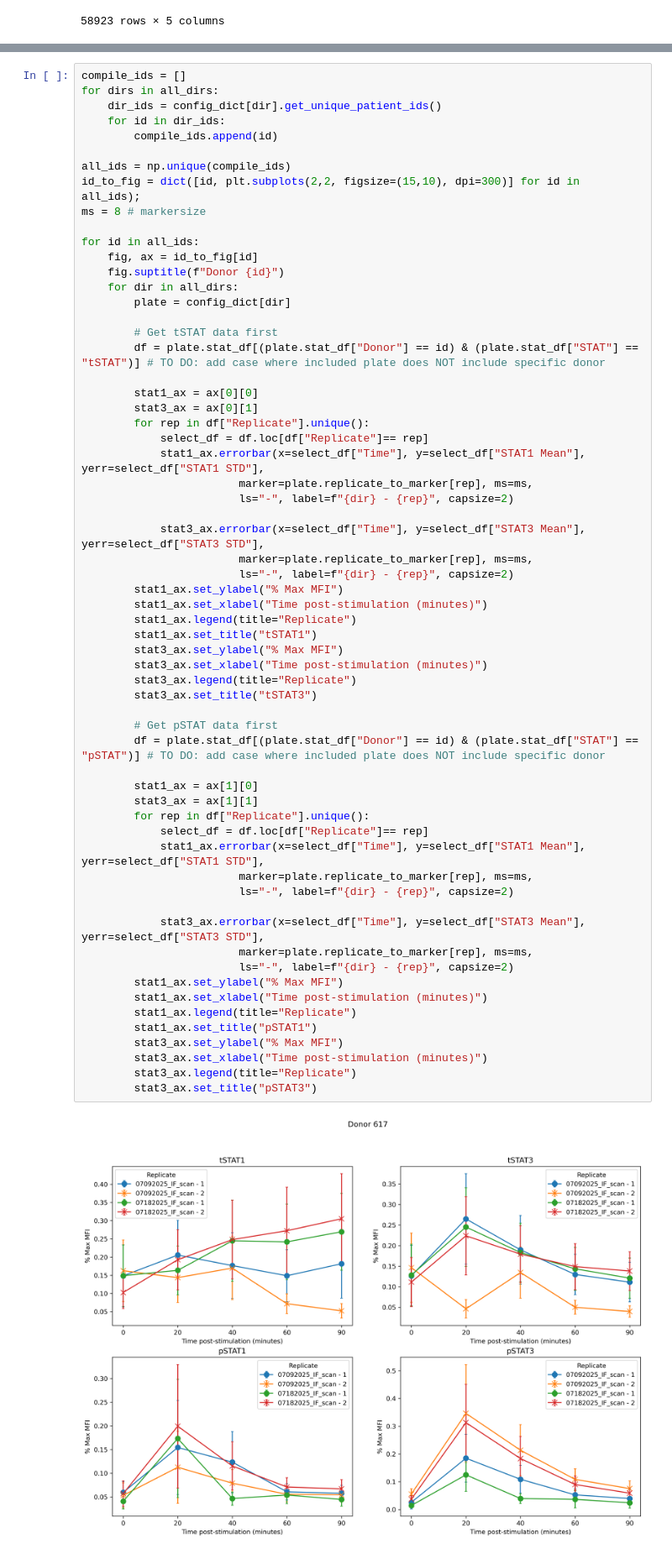
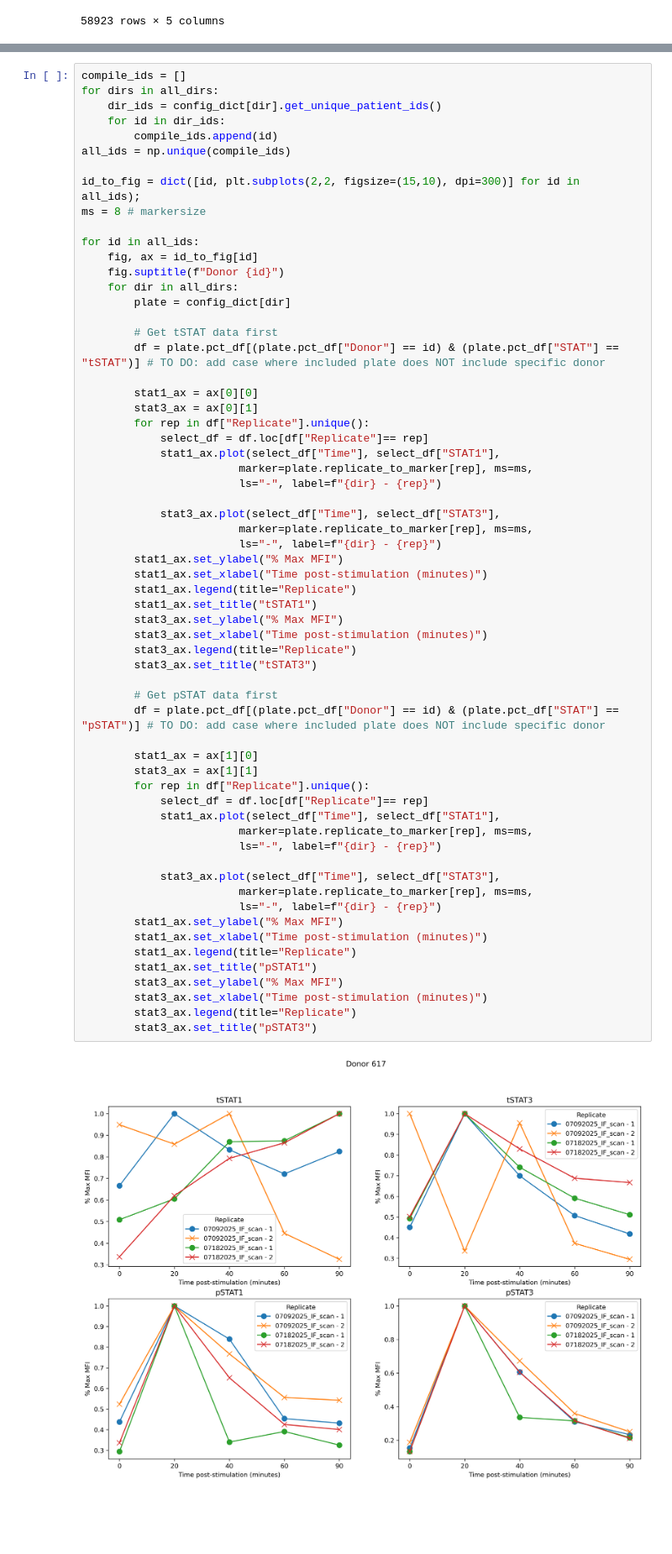
Before and after one commit to LarkinIt/visIF, a Jupyter notebook: code/combine_exps.ipynb, the cells around one changed output, grey strips where cells are left out. Shown at 84% size. Cells and saved outputs as stored; diff of their text form; blank space fills up the shorter version.

Commit message:
% max of MFI now takes max of trajectory geometric means

```diff
--- a/code/combine_exps.ipynb
+++ b/code/combine_exps.ipynb
@@ -276,8 +249,8 @@ for dirs in all_dirs:
 	dir_ids = config_dict[dir].get_unique_patient_ids()
 	for id in dir_ids:
 		compile_ids.append(id)
+all_ids = np.unique(compile_ids)
 
-all_ids = np.unique(compile_ids)
 id_to_fig = dict([id, plt.subplots(2,2, figsize=(15,10), dpi=300)] for id in all_ids);
 ms = 8 # markersize
 
@@ -288,49 +261,49 @@ for id in all_ids:
 		plate = config_dict[dir]
 
 		# Get tSTAT data first
-		df = plate.stat_df[(plate.stat_df["Donor"] == id) & (plate.stat_df["STAT"] == "tSTAT")] # TO DO: add case where included plate does NOT include specific donor
+		df = plate.pct_df[(plate.pct_df["Donor"] == id) & (plate.pct_df["STAT"] == "tSTAT")] # TO DO: add case where included plate does NOT include specific donor
 
 		stat1_ax = ax[0][0]
 		stat3_ax = ax[0][1]
 		for rep in df["Replicate"].unique():
 			select_df = df.loc[df["Replicate"]== rep]
-			stat1_ax.errorbar(x=select_df["Time"], y=select_df["STAT1 Mean"], yerr=select_df["STAT1 STD"],
+			stat1_ax.plot(select_df["Time"], select_df["STAT1"],
 						marker=plate.replicate_to_marker[rep], ms=ms,
-						ls="-", label=f"{dir} - {rep}", capsize=2)
+						ls="-", label=f"{dir} - {rep}")
 
-			stat3_ax.errorbar(x=select_df["Time"], y=select_df["STAT3 Mean"], yerr=select_df["STAT3 STD"],
+			stat3_ax.plot(select_df["Time"], select_df["STAT3"],
 						marker=plate.replicate_to_marker[rep], ms=ms,
-						ls="-", label=f"{dir} - {rep}", capsize=2)
+						ls="-", label=f"{dir} - {rep}")
 		stat1_ax.set_ylabel("% Max MFI")
 		stat1_ax.set_xlabel("Time post-stimulation (minutes)")
 		stat1_ax.legend(title="Replicate")
 		stat1_ax.set_title("tSTAT1")
 		stat3_ax.set_ylabel("% Max MFI")
 		stat3_ax.set_xlabel("Time post-stimulation (minutes)")
 		stat3_ax.legend(title="Replicate")
 		stat3_ax.set_title("tSTAT3")
 
 		# Get pSTAT data first
-		df = plate.stat_df[(plate.stat_df["Donor"] == id) & (plate.stat_df["STAT"] == "pSTAT")] # TO DO: add case where included plate does NOT include specific donor
+		df = plate.pct_df[(plate.pct_df["Donor"] == id) & (plate.pct_df["STAT"] == "pSTAT")] # TO DO: add case where included plate does NOT include specific donor
 
 		stat1_ax = ax[1][0]
 		stat3_ax = ax[1][1]
 		for rep in df["Replicate"].unique():
 			select_df = df.loc[df["Replicate"]== rep]
-			stat1_ax.errorbar(x=select_df["Time"], y=select_df["STAT1 Mean"], yerr=select_df["STAT1 STD"],
+			stat1_ax.plot(select_df["Time"], select_df["STAT1"],
 						marker=plate.replicate_to_marker[rep], ms=ms,
-						ls="-", label=f"{dir} - {rep}", capsize=2)
+						ls="-", label=f"{dir} - {rep}")
 
-			stat3_ax.errorbar(x=select_df["Time"], y=select_df["STAT3 Mean"], yerr=select_df["STAT3 STD"],
+			stat3_ax.plot(select_df["Time"], select_df["STAT3"],
 						marker=plate.replicate_to_marker[rep], ms=ms,
-						ls="-", label=f"{dir} - {rep}", capsize=2)
+						ls="-", label=f"{dir} - {rep}")
 		stat1_ax.set_ylabel("% Max MFI")
 		stat1_ax.set_xlabel("Time post-stimulation (minutes)")
 		stat1_ax.legend(title="Replicate")
 		stat1_ax.set_title("pSTAT1")
 		stat3_ax.set_ylabel("% Max MFI")
 		stat3_ax.set_xlabel("Time post-stimulation (minutes)")
 		stat3_ax.legend(title="Replicate")
 		stat3_ax.set_title("pSTAT3")
 # %% [output]
-[figure, old version]
+[figure, new version]
```
Also changed, not shown: parts of 6 cells of this notebook.
